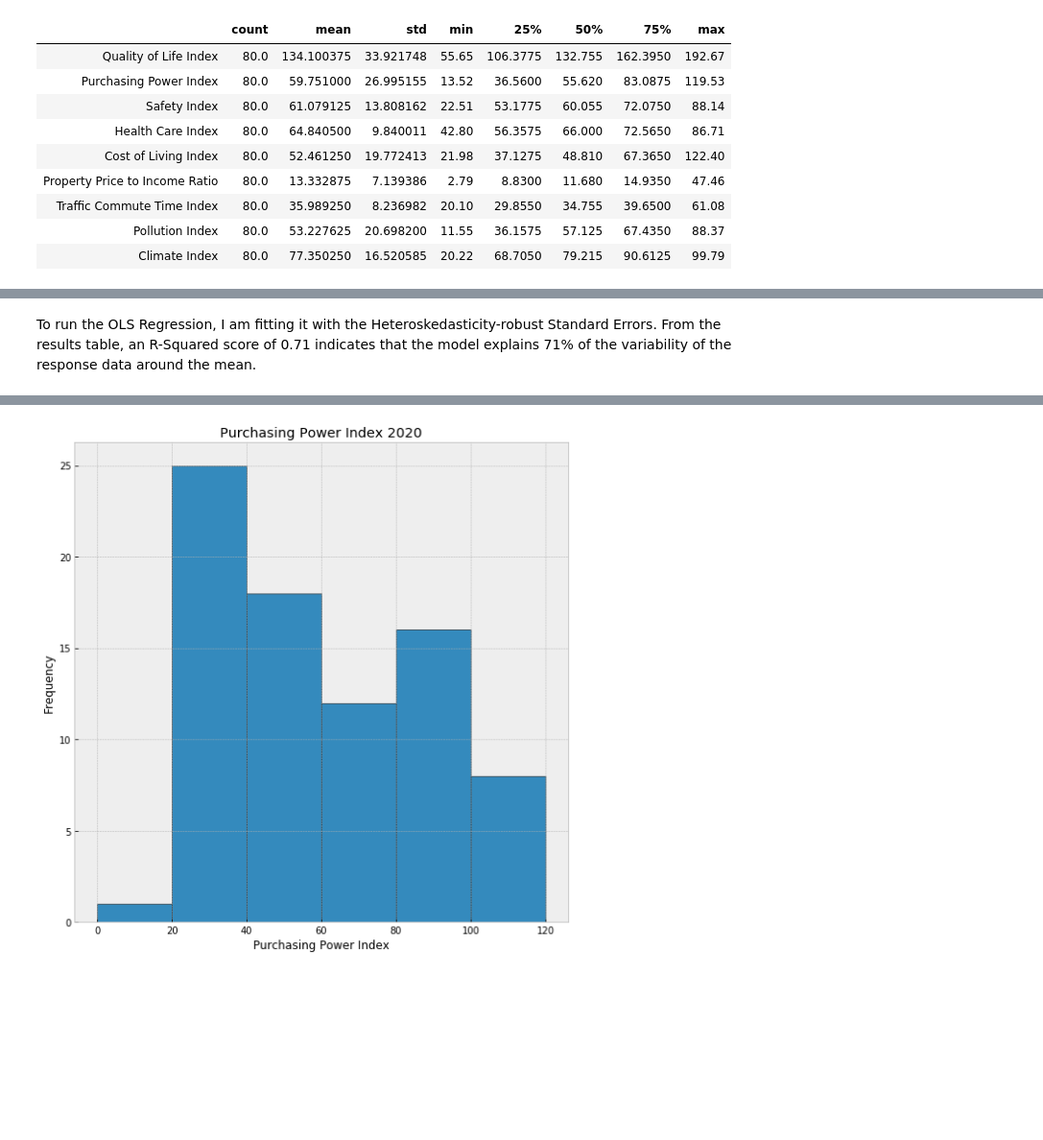
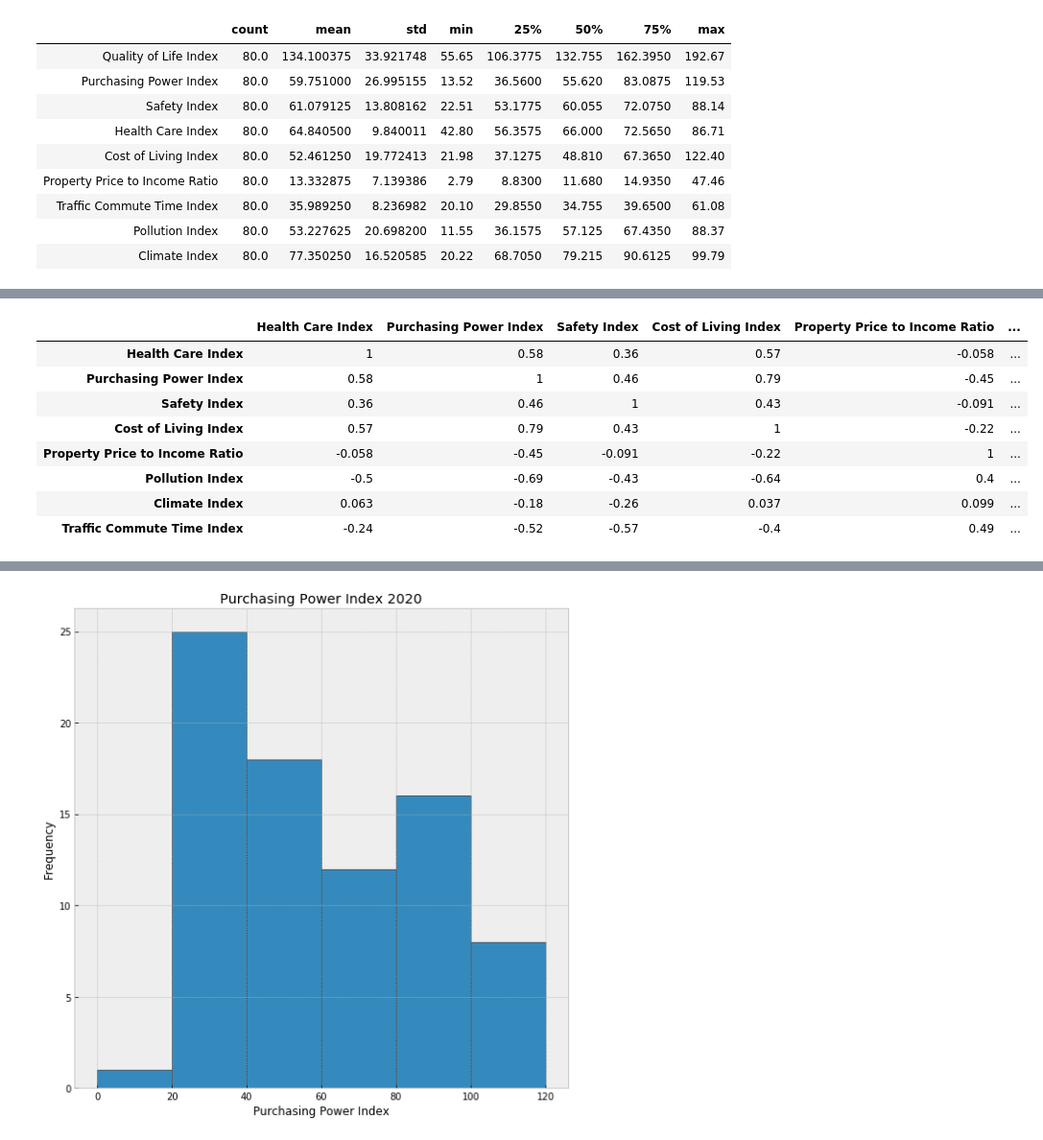
Before and after one commit to AgaskarJ/HealthCareIndex, a Jupyter notebook: Life.ipynb, the cells around one changed output, grey strips where cells are left out. Shown at 96% size. Saved outputs shown, nothing was run; the diff lists cells and outputs as text; code cells hidden in the pictures; blank space fills up the shorter version.

```diff
--- a/Life.ipynb
+++ b/Life.ipynb
@@ -104,2 +62,17 @@ Warnings:
-# %% [markdown]
-To run the OLS Regression, I am fitting it with the Heteroskedasticity-robust Standard Errors. From the results table, an R-Squared score of 0.71 indicates that the model explains 71% of the variability of the response data around the mean.
+# %%
+#Correlation matrix
+
+df_matrix = pd.DataFrame(df,columns=['Health Care Index','Purchasing Power Index', 'Safety Index', 'Cost of Living Index', 'Property Price to Income Ratio', 'Pollution Index', 'Climate Index', 'Traffic Commute Time Index'])
+
+corrM = df_matrix.corr()
+corrM.style.background_gradient(cmap='coolwarm').set_precision(2)
+# %% [output]
+|  | Health Care Index | Purchasing Power Index | Safety Index | Cost of Living Index | Property Price to Income Ratio | ... |
+| Health Care Index | 1 | 0.58 | 0.36 | 0.57 | -0.058 | ... |
+| Purchasing Power Index | 0.58 | 1 | 0.46 | 0.79 | -0.45 | ... |
+| Safety Index | 0.36 | 0.46 | 1 | 0.43 | -0.091 | ... |
+| Cost of Living Index | 0.57 | 0.79 | 0.43 | 1 | -0.22 | ... |
+| Property Price to Income Ratio | -0.058 | -0.45 | -0.091 | -0.22 | 1 | ... |
+| Pollution Index | -0.5 | -0.69 | -0.43 | -0.64 | 0.4 | ... |
+| Climate Index | 0.063 | -0.18 | -0.26 | 0.037 | 0.099 | ... |
+| Traffic Commute Time Index | -0.24 | -0.52 | -0.57 | -0.4 | 0.49 | ... |
```
Also changed, not shown: parts of 17 cells of this notebook, 3 other files.
